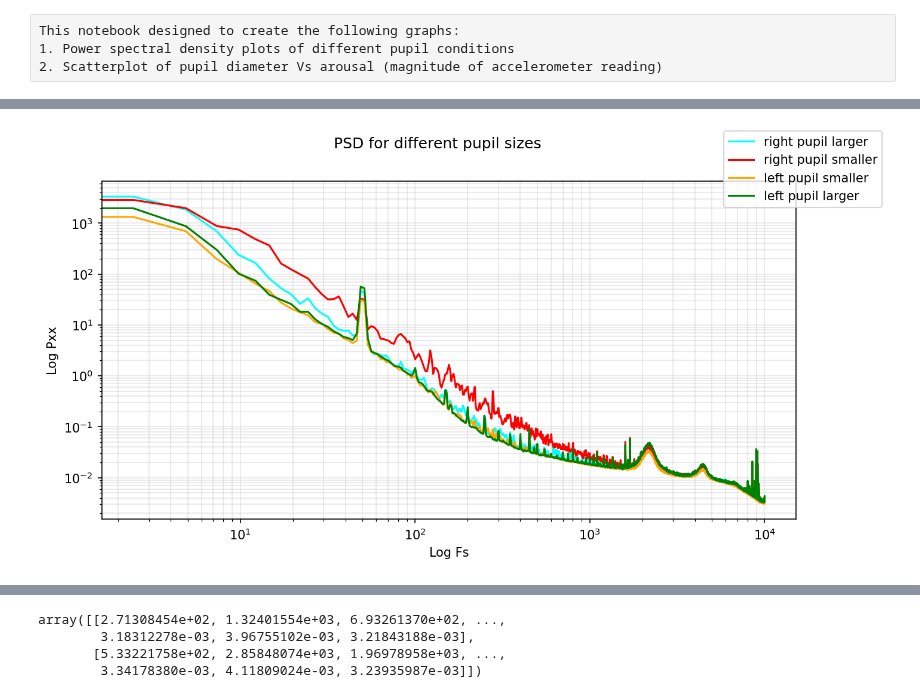
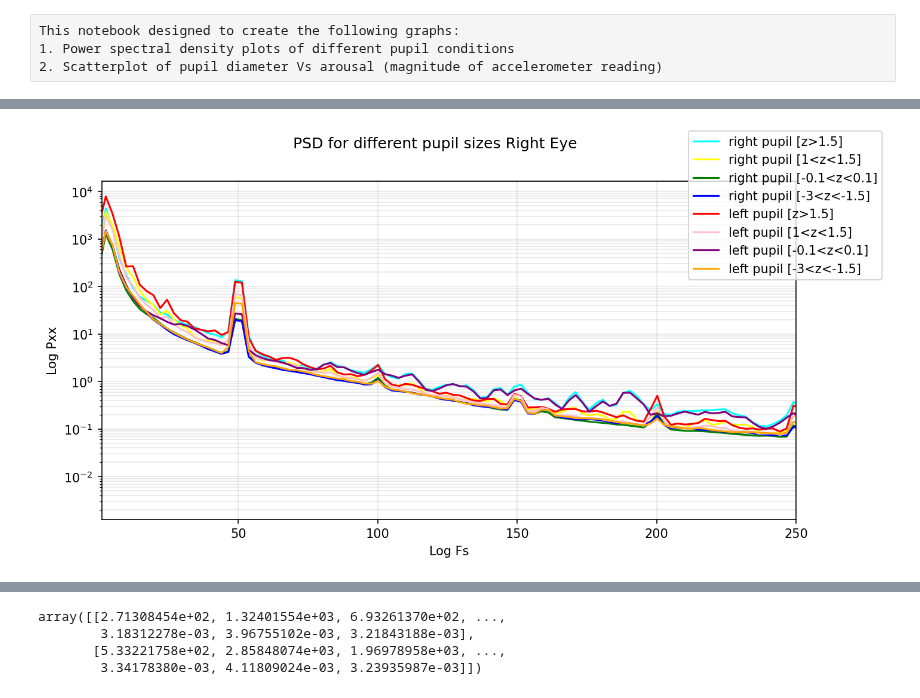
Before and after one commit to neural-electrophysiology-tool-team/Eye-Tracking-Tools, a Jupyter notebook: Pupil_PSD_Graphs.ipynb, the cells around one changed output, grey strips where cells are left out. Drawn from its saved outputs; the diff is of its cells as text; code cells hidden in the pictures.

Commit message:
Pupil_PSD_Graphs.ipynb methods slightly improved, still clunky

```diff
--- a/Pupil_PSD_Graphs.ipynb
+++ b/Pupil_PSD_Graphs.ipynb
@@ -110,7 +186,7 @@ got the calibration values from the analysis folder
 # %%
 # define z score threshold for large / small pupil
 upper_threshold = 1
-mid_window = (-0.1,0.1)
+mid_window = (-0.05,0.05)
 low_window = (-2.5,-1)
 blinks_thr = -3
 # for a single block, collect pupil diameter values over time
@@ -237,4 +328,5 @@ l_low_df = collect_condition_samples(block=block,sync_ttls=synced_ttls,cond_bool
 # %%
+# Samples based pxx calculation + mean calculation
 df_dict = {
     'r_high':   all_r_high,
     'r_low':    all_r_low,
@@ -250,9 +342,11 @@ mean_dict = {
     'l_low':    [],
     'l_mid':    [],
     'r_mid':    []
+
 }
 
 for condition in mean_dict.keys():
+    print(f'working on condition={condition}')
     cdf = df_dict[condition]
     if 'fs' not in cdf.columns.values:
         cdf.insert(loc=4,column='fs',value=np.nan)
@@ -262,7 +356,7 @@ for condition in mean_dict.keys():
     cdf['pxx'] = cdf['pxx'].astype(object)
     cdf['fs'] = cdf['fs'].astype(object)
     # go over the dataframe and append a fs pxx columns
-    for ind in range(len(cdf)):
+    for ind in tqdm(range(len(cdf))):
         samples = cdf.iloc[ind]['samples']
         fs, pxx = sig.welch(samples,block.sample_rate,nperseg=8192,return_onesided=True)
         cdf.iat[ind,4] = fs
@@ -292,23 +400,35 @@ for condition in mean_dict.keys():
 # %%
 r_high_pxx = mean_dict['r_high'][0]
 l_high_pxx = mean_dict['l_high'][0]
 r_low_pxx = mean_dict['r_low'][0]
 l_low_pxx = mean_dict['l_low'][0]
+l_mid_pxx = mean_dict['l_mid'][0]
+r_mid_pxx = mean_dict['r_mid'][0]
+r_upper_mid_pxx = mean_dict['r_upper_mid'][0]
+l_upper_mid_pxx = mean_dict['l_upper_mid'][0]
 fs = mean_dict['r_low'][1]
 
 fig, ax = plt.subplots(figsize=(10,5),dpi=150)
-plt.xscale('log')
+#plt.xscale('log')
+ax.set_xlim(1,250)
 plt.yscale('log')
-ax.plot(fs,r_high_pxx,color='cyan',label='right pupil larger')
-ax.plot(fs,r_low_pxx,color='red',label='right pupil smaller')
-ax.plot(fs,l_low_pxx,color='orange',label='left pupil smaller')
-ax.plot(fs,l_high_pxx,color='green',label='left pupil larger')
+ax.plot(fs,r_high_pxx,color='cyan',label='right pupil [z>1.5]')
+ax.plot(fs,r_upper_mid_pxx,color='yellow',label='right pupil [1<z<1.5]')
+ax.plot(fs,r_mid_pxx,color='green',label='right pupil [-0.1<z<0.1]')
+ax.plot(fs,r_low_pxx,color='blue',label='right pupil [-3<z<-1.5]')
+
+ax.plot(fs,l_high_pxx,color='red',label='left pupil [z>1.5]')
+ax.plot(fs,l_upper_mid_pxx,color='pink',label='left pupil [1<z<1.5]')
+ax.plot(fs,l_mid_pxx,color='purple',label='left pupil [-0.1<z<0.1]')
+ax.plot(fs,l_low_pxx,color='orange',label='left pupil [-3<z<-1.5]')
+
+
 ax.set_xlabel('Log Fs')
 ax.set_ylabel('Log Pxx')
 #ax.set_xlim(2,50)
 fig.legend()
-fig.suptitle('PSD for different pupil sizes')
+fig.suptitle('PSD for different pupil sizes Right Eye ')
 ax.grid(which='both',axis='both',alpha=0.3)
-#plt.savefig(r'D:\MarkS3\Pictures\Graphs\PSD_pupilDiameter_SeperateEyes.png')
+#plt.savefig(r'D:\MarkS3\Pictures\Graphs\PSD_pupilDiameter_BothEyes.png')
 # %% [output]
-[figure, old version]
+[figure, new version]
```
Also changed, not shown: parts of 9 cells of this notebook, 1 other file.
